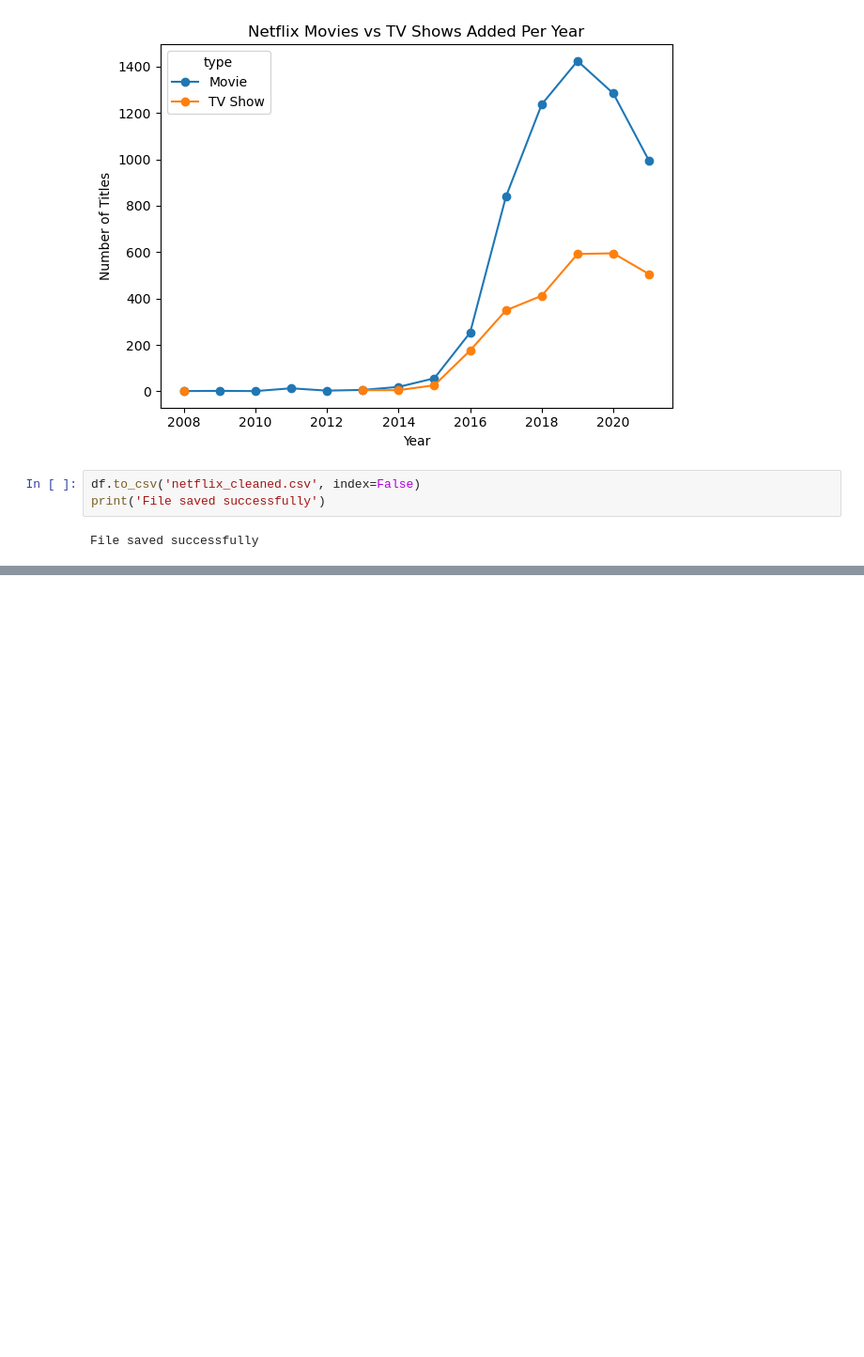
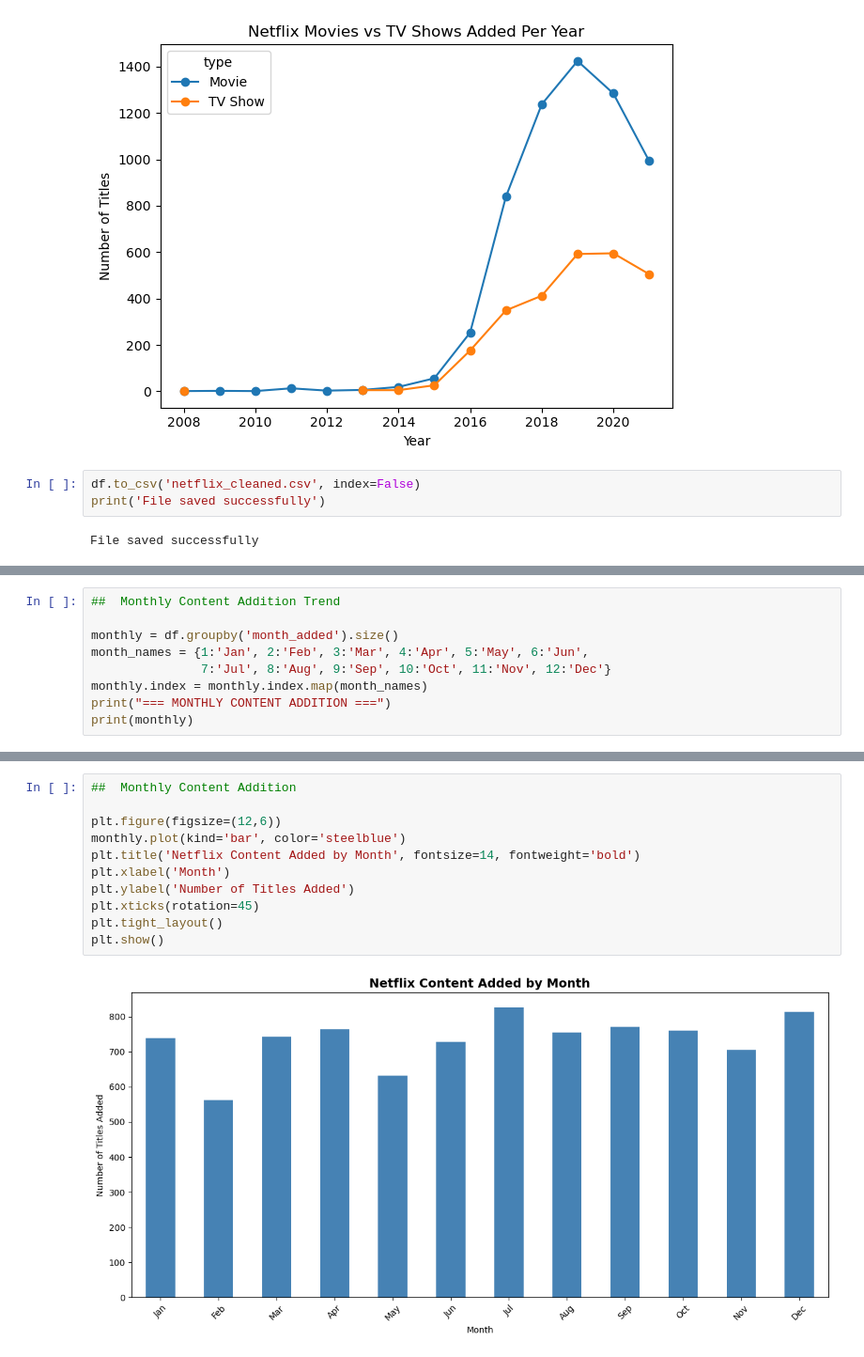
Before and after one commit to Saad-TheAnalyst/Netflix-Movies-TV-Shows-EDA, a Jupyter notebook: netflix_eda.ipynb, the cells around one changed output, grey strips where cells are left out. Shown at 94% size. Cells and saved outputs as stored; diff of their text form; blank space fills up the shorter version.

```diff
--- a/netflix_eda.ipynb
+++ b/netflix_eda.ipynb
@@ -331,0 +404,9 @@ File saved successfully
+# %%
+##  Monthly Content Addition Trend
+
+monthly = df.groupby('month_added').size()
+month_names = {1:'Jan', 2:'Feb', 3:'Mar', 4:'Apr', 5:'May', 6:'Jun',
+               7:'Jul', 8:'Aug', 9:'Sep', 10:'Oct', 11:'Nov', 12:'Dec'}
+monthly.index = monthly.index.map(month_names)
+print("=== MONTHLY CONTENT ADDITION ===")
+print(monthly)
@@ -331,0 +502,13 @@ File saved successfully
+# %%
+##  Monthly Content Addition
+
+plt.figure(figsize=(12,6))
+monthly.plot(kind='bar', color='steelblue')
+plt.title('Netflix Content Added by Month', fontsize=14, fontweight='bold')
+plt.xlabel('Month')
+plt.ylabel('Number of Titles Added')
+plt.xticks(rotation=45)
+plt.tight_layout()
+plt.show()
+# %% [output]
+[figure, added]
```
Also changed, not shown: parts of 15 cells of this notebook, 2 other files.
